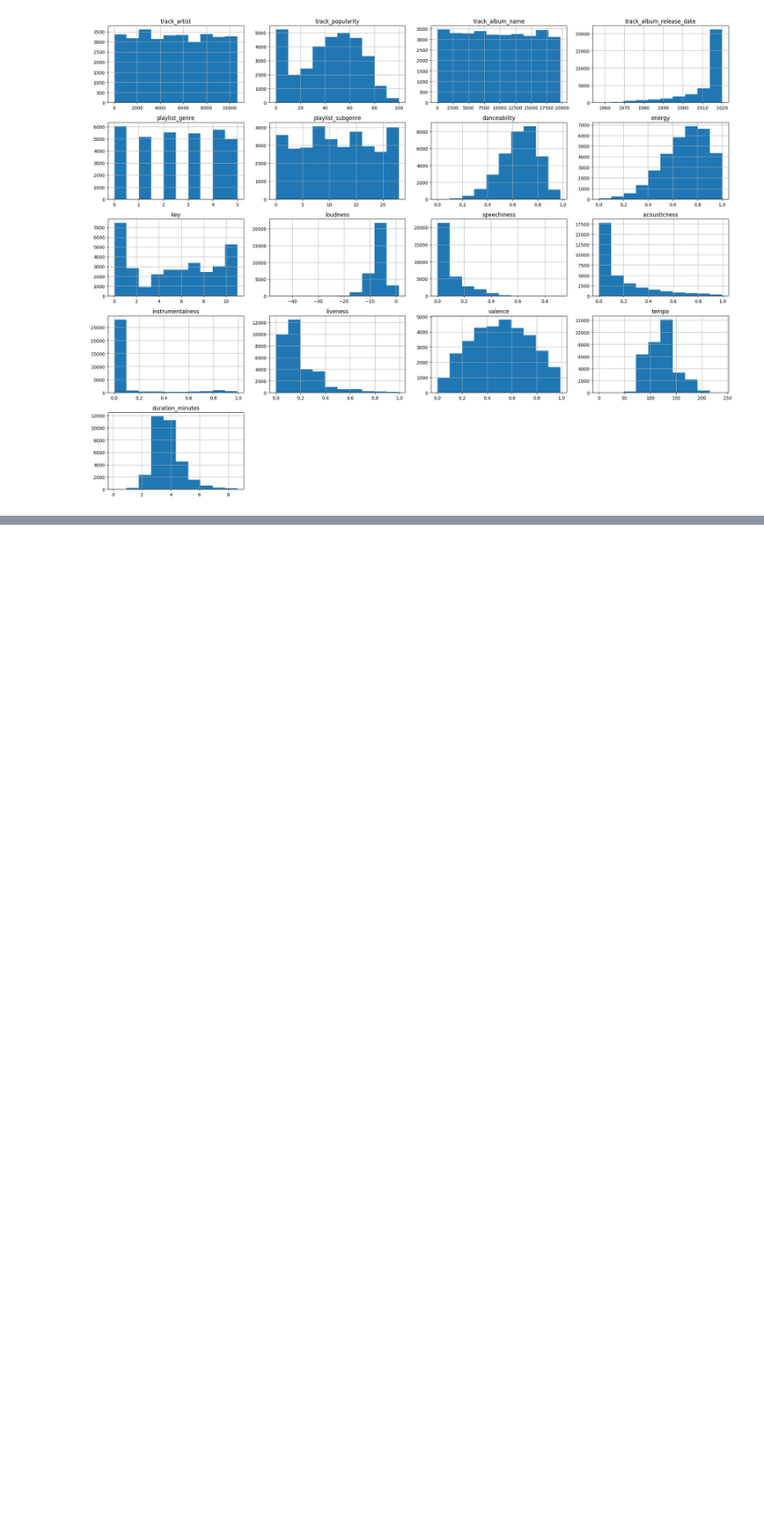
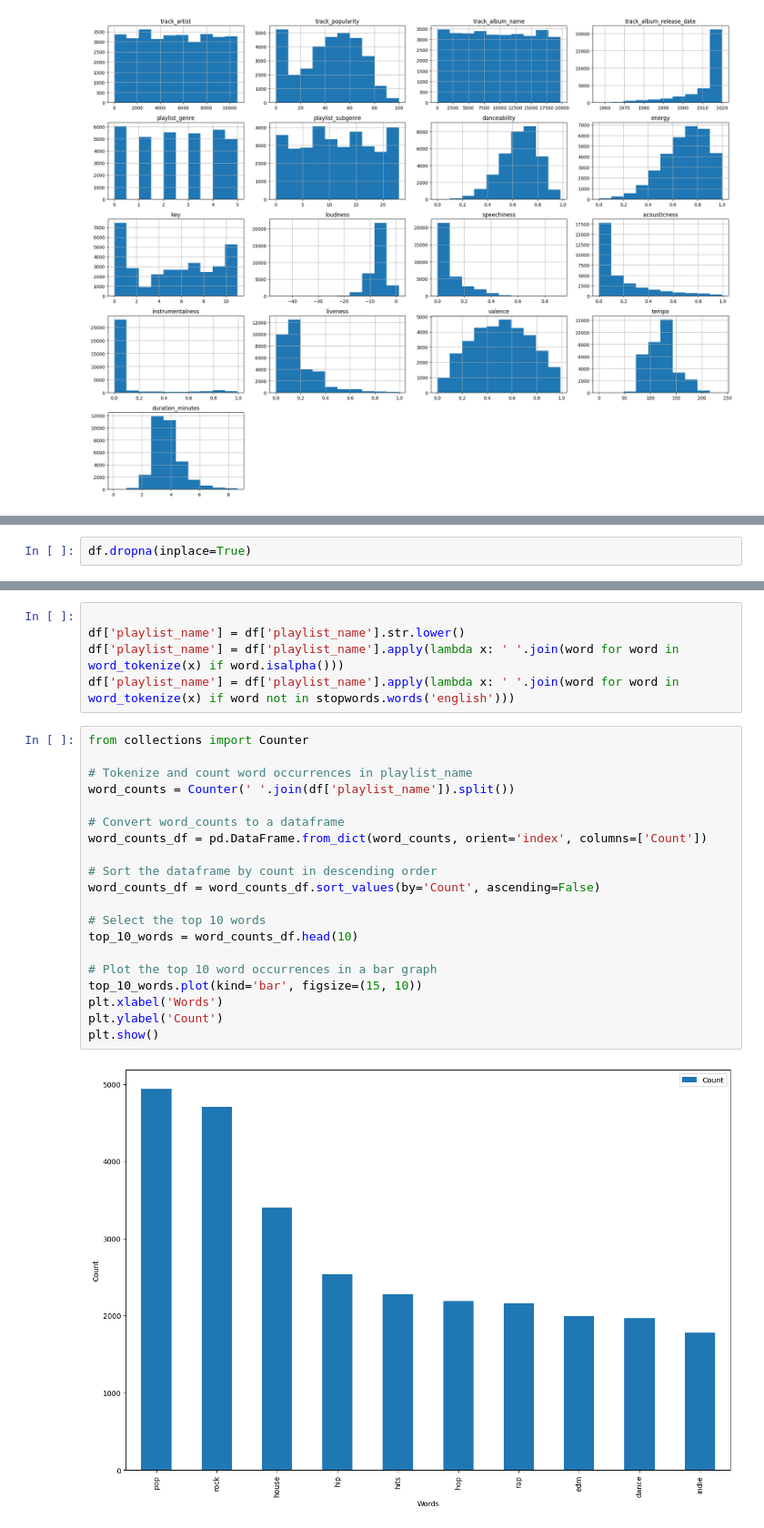
Before and after one commit to riwanahas/runreco, a Jupyter notebook: spotify_reco/models/spotify_reco_model_1.ipynb, the cells around one changed output, grey strips where cells are left out. Shown at 91% size. Saved outputs shown, nothing was run; the diff lists cells and outputs as text; blank space fills up the shorter version.

```diff
--- a/spotify_reco/models/spotify_reco_model_1.ipynb
+++ b/spotify_reco/models/spotify_reco_model_1.ipynb
@@ -369,0 +366,2 @@ Name: 20091, dtype: object
+# %%
+df.dropna(inplace=True)
@@ -369,0 +415,27 @@ Name: 20091, dtype: object
+# %%
+
+df['playlist_name'] = df['playlist_name'].str.lower()
+df['playlist_name'] = df['playlist_name'].apply(lambda x: ' '.join(word for word in word_tokenize(x) if word.isalpha()))
+df['playlist_name'] = df['playlist_name'].apply(lambda x: ' '.join(word for word in word_tokenize(x) if word not in stopwords.words('english')))
+# %%
+from collections import Counter
+
+# Tokenize and count word occurrences in playlist_name
+word_counts = Counter(' '.join(df['playlist_name']).split())
+
+# Convert word_counts to a dataframe
+word_counts_df = pd.DataFrame.from_dict(word_counts, orient='index', columns=['Count'])
+
+# Sort the dataframe by count in descending order
+word_counts_df = word_counts_df.sort_values(by='Count', ascending=False)
+
+# Select the top 10 words
+top_10_words = word_counts_df.head(10)
+
+# Plot the top 10 word occurrences in a bar graph
+top_10_words.plot(kind='bar', figsize=(15, 10))
+plt.xlabel('Words')
+plt.ylabel('Count')
+plt.show()
+# %% [output]
+[figure, added]
```
Also changed, not shown: parts of 35 cells of this notebook.
